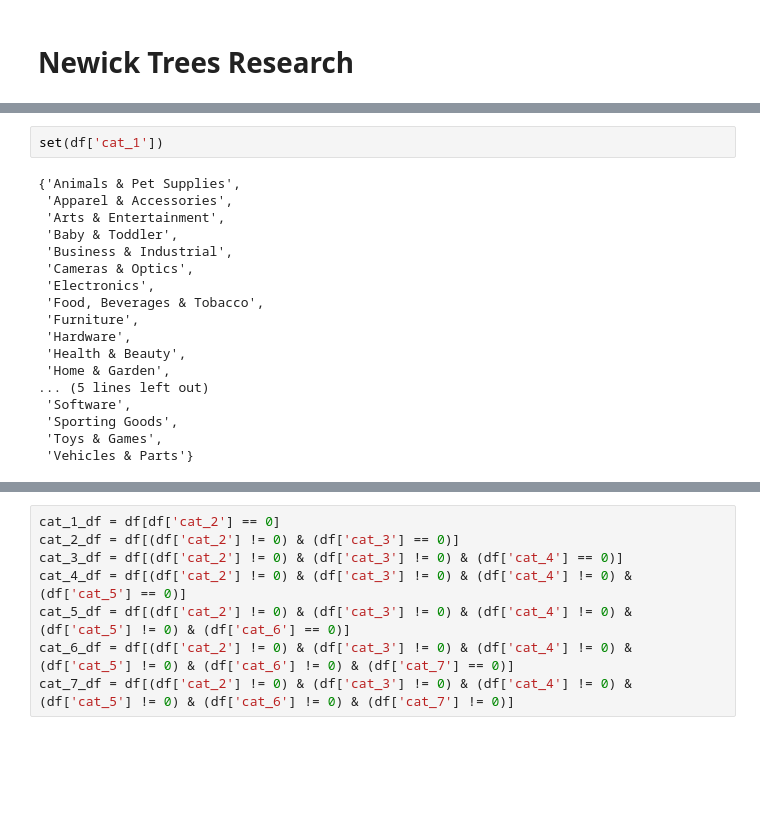
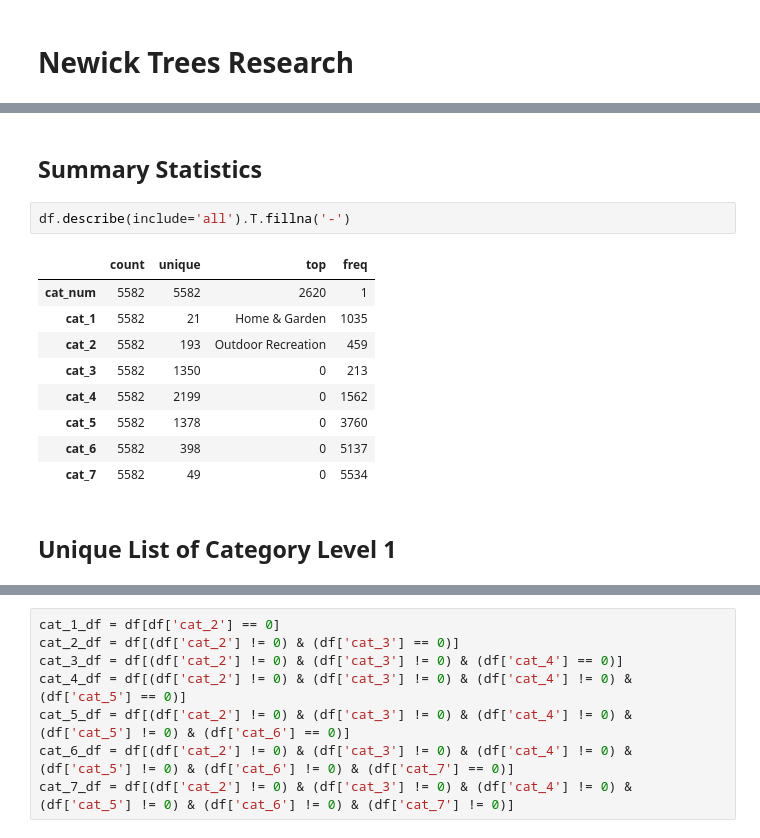
Before and after one commit to ajmonger/cleaned_examples, a Jupyter notebook: taxonomy_visualization.ipynb, the cells around one changed output, grey strips where cells are left out. Saved outputs shown, nothing was run; the diff lists cells and outputs as text; blank space fills up the shorter version.

```diff
--- a/taxonomy_visualization.ipynb
+++ b/taxonomy_visualization.ipynb
@@ -27,20 +27,16 @@ df[:10]
-# %%
-set(df['cat_1'])
-# %% [output]
-{'Animals & Pet Supplies',
- 'Apparel & Accessories',
- 'Arts & Entertainment',
- 'Baby & Toddler',
- 'Business & Industrial',
- 'Cameras & Optics',
- 'Electronics',
- 'Food, Beverages & Tobacco',
- 'Furniture',
- 'Hardware',
- 'Health & Beauty',
- 'Home & Garden',
-... (5 lines left out)
- 'Software',
- 'Sporting Goods',
- 'Toys & Games',
- 'Vehicles & Parts'}
+# %% [markdown]
+## Summary Statistics
+# %%
+df.describe(include='all').T.fillna('-')
+# %% [output]
+|  | count | unique | top | freq |
+| cat_num | 5582 | 5582 | 2620 | 1 |
+| cat_1 | 5582 | 21 | Home & Garden | 1035 |
+| cat_2 | 5582 | 193 | Outdoor Recreation | 459 |
+| cat_3 | 5582 | 1350 | 0 | 213 |
+| cat_4 | 5582 | 2199 | 0 | 1562 |
+| cat_5 | 5582 | 1378 | 0 | 3760 |
+| cat_6 | 5582 | 398 | 0 | 5137 |
+| cat_7 | 5582 | 49 | 0 | 5534 |
+# %% [markdown]
+## Unique List of Category Level 1
```
Also changed, not shown: parts of 19 cells of this notebook.
